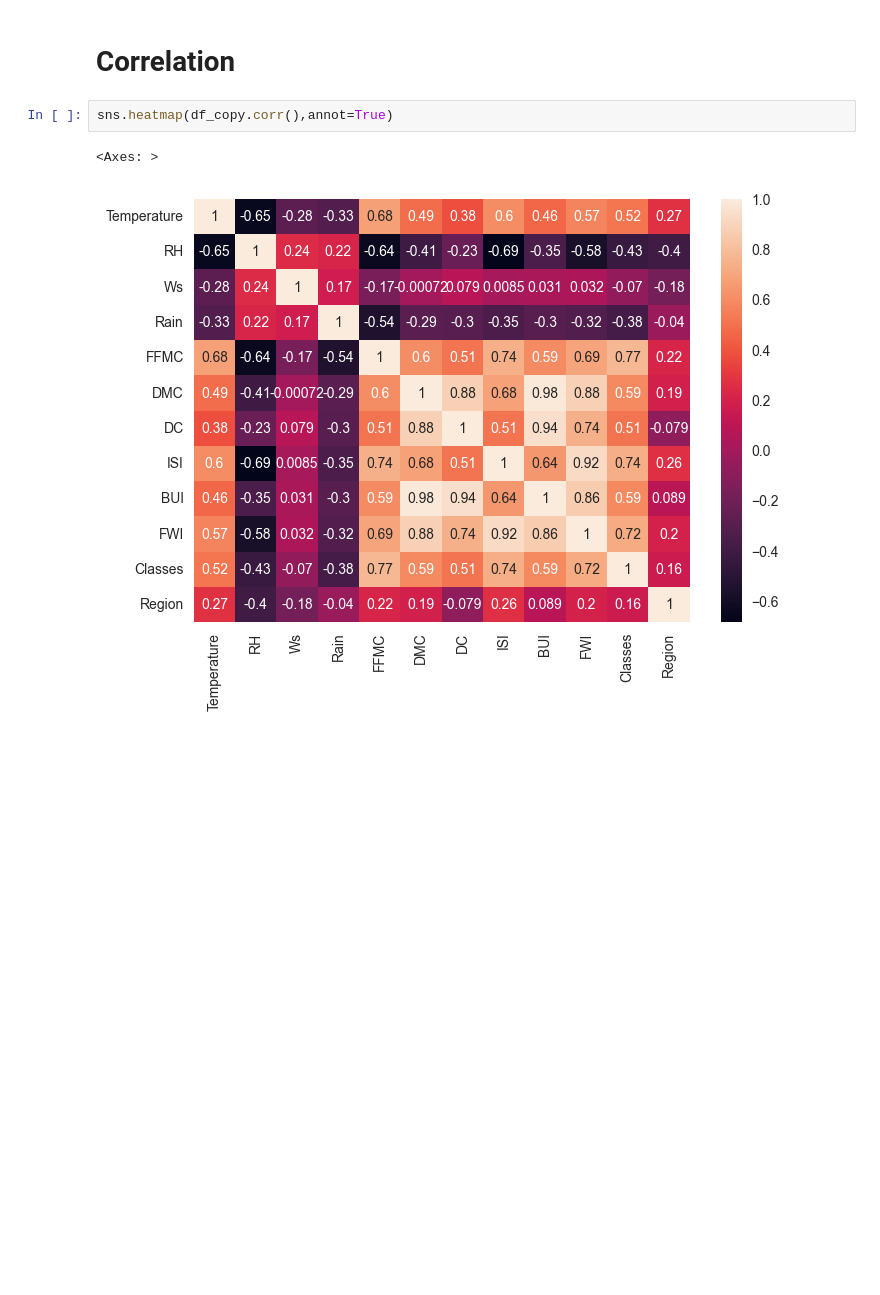
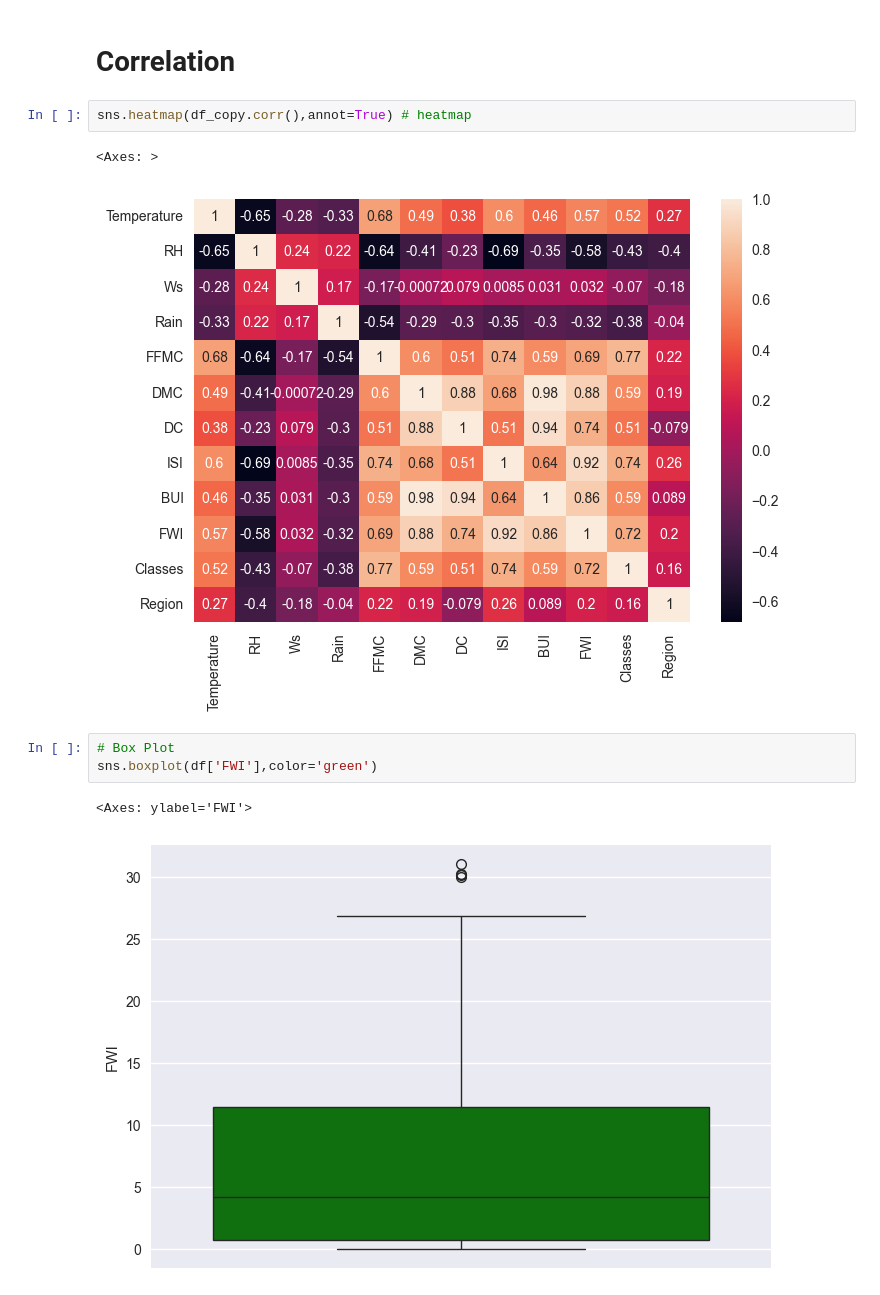
Before and after one commit to Monish-Nallagondalla/Algerian_forest_fires, a Jupyter notebook: Notebooks/EDA and FE .ipynb, the cells around one changed output. Drawn from its saved outputs; the diff is of its cells as text; blank space fills up the shorter version.

```diff
--- a/Notebooks/EDA and FE .ipynb
+++ b/Notebooks/EDA and FE .ipynb
@@ -323,7 +323,13 @@ plt.show()
 # %% [markdown]
 # Correlation
 # %%
-sns.heatmap(df_copy.corr(),annot=True)
+sns.heatmap(df_copy.corr(),annot=True) # heatmap
 # %% [output]
 <Axes: >
 [figure]
+# %%
+# Box Plot
+sns.boxplot(df['FWI'],color='green')
+# %% [output]
+<Axes: ylabel='FWI'>
+[figure, added]
```
Also changed, not shown: parts of 4 cells of this notebook.
